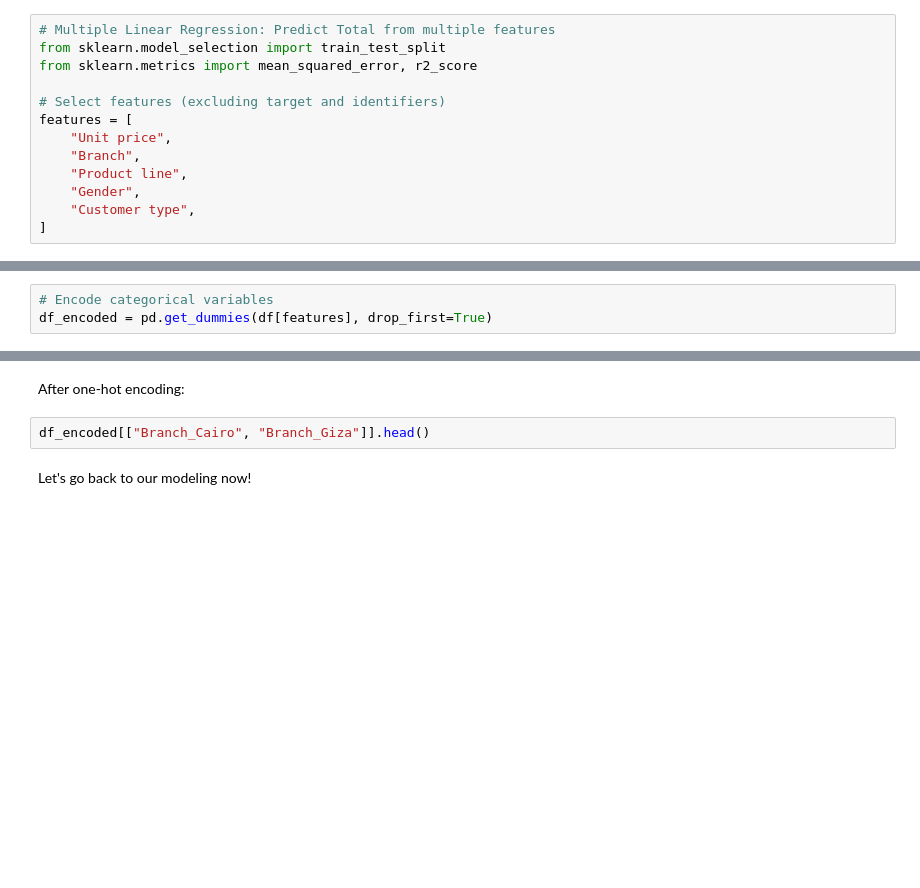
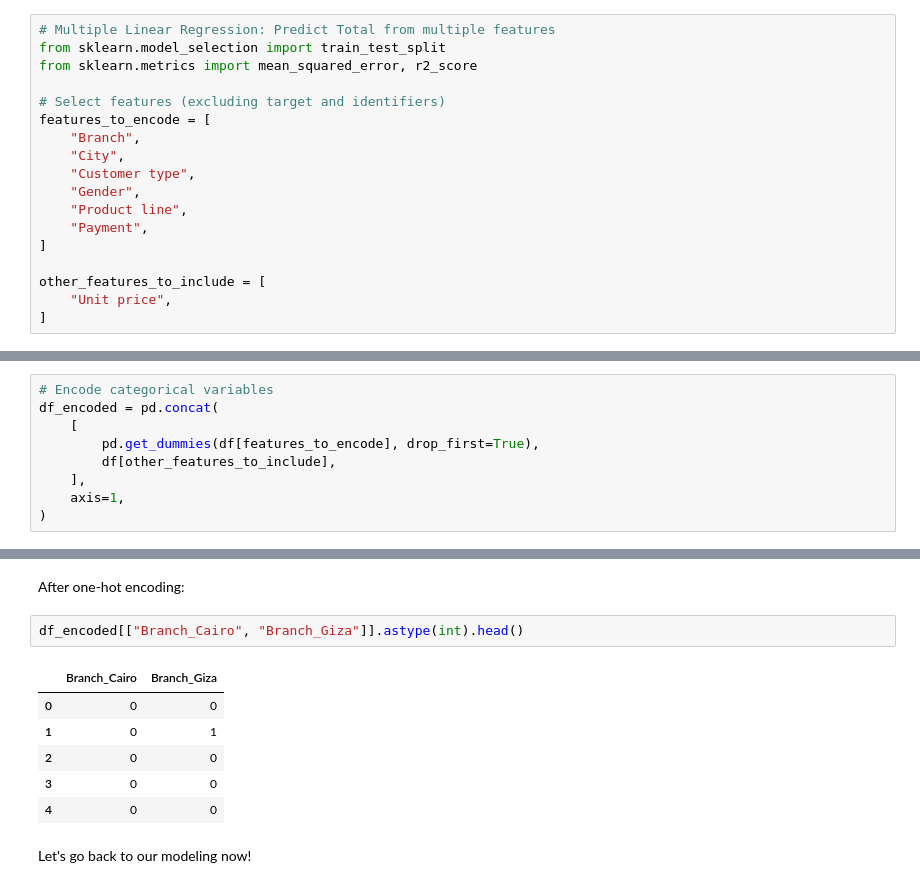
Before and after one commit to ShivamT007/ml-fundamentals, a Jupyter notebook: supervised_learning/regression/01_regression.ipynb, the cells around one changed output, grey strips where cells are left out. Cells and saved outputs as stored; diff of their text form; blank space fills up the shorter version.

Commit message:
only encode categorical features

```diff
--- a/supervised_learning/regression/01_regression.ipynb
+++ b/supervised_learning/regression/01_regression.ipynb
@@ -269,12 +314,17 @@ from sklearn.model_selection import train_test_split
 from sklearn.metrics import mean_squared_error, r2_score
 
 # Select features (excluding target and identifiers)
-features = [
+features_to_encode = [
+    "Branch",
+    "City",
+    "Customer type",
+    "Gender",
+    "Product line",
+    "Payment",
+]
+
+other_features_to_include = [
     "Unit price",
-    "Branch",
-    "Product line",
-    "Gender",
-    "Customer type",
 ]
 # %% [markdown]
 ## Feature encoding
@@ -282,7 +332,13 @@ features = [
 Before moving on to the modeling phase, a necessary step is needed: Feature Encoding
 # %%
 # Encode categorical variables
-df_encoded = pd.get_dummies(df[features], drop_first=True)
+df_encoded = pd.concat(
+    [
+        pd.get_dummies(df[features_to_encode], drop_first=True),
+        df[other_features_to_include],
+    ],
+    axis=1,
+)
 # %% [markdown]
 
 Encoding categorical variables is necessary because regression models require **numerical input**. However, real-world data often include categorical variables (e.g., `Product line`). These must be converted into numerical format because mathematical models cannot understand text or categories natively
@@ -344,7 +407,14 @@ df["Branch"].head()
 # %% [markdown]
 After one-hot encoding:
 # %%
-df_encoded[["Branch_Cairo", "Branch_Giza"]].head()
+df_encoded[["Branch_Cairo", "Branch_Giza"]].astype(int).head()
+# %% [output]
+|  | Branch_Cairo | Branch_Giza |
+| 0 | 0 | 0 |
+| 1 | 0 | 1 |
+| 2 | 0 | 0 |
+| 3 | 0 | 0 |
+| 4 | 0 | 0 |
 # %% [markdown]
 Let's go back to our modeling now!
 # %%
```
Also changed, not shown: parts of 9 cells of this notebook.
